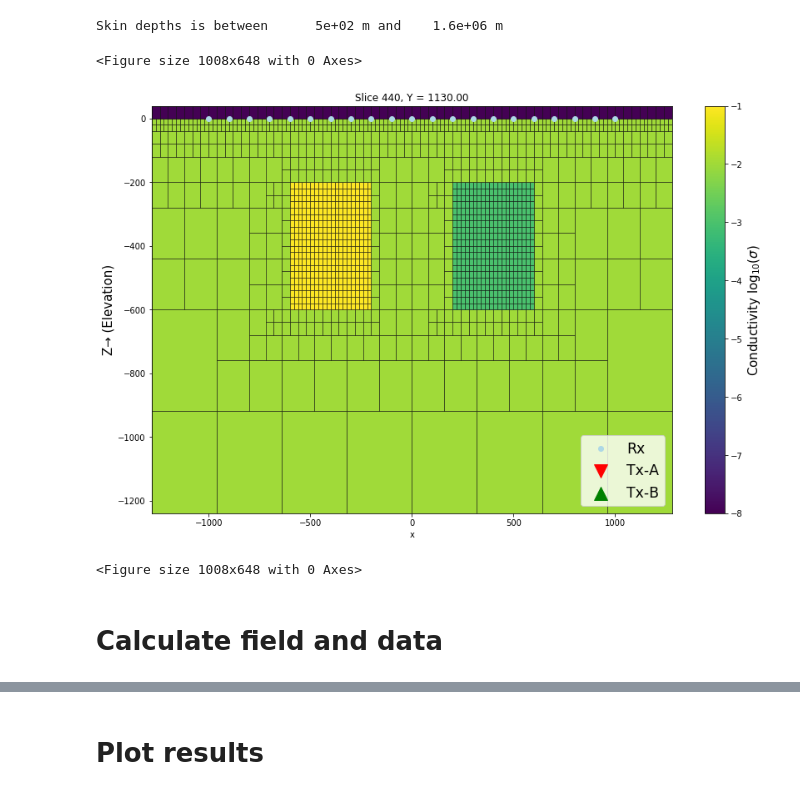
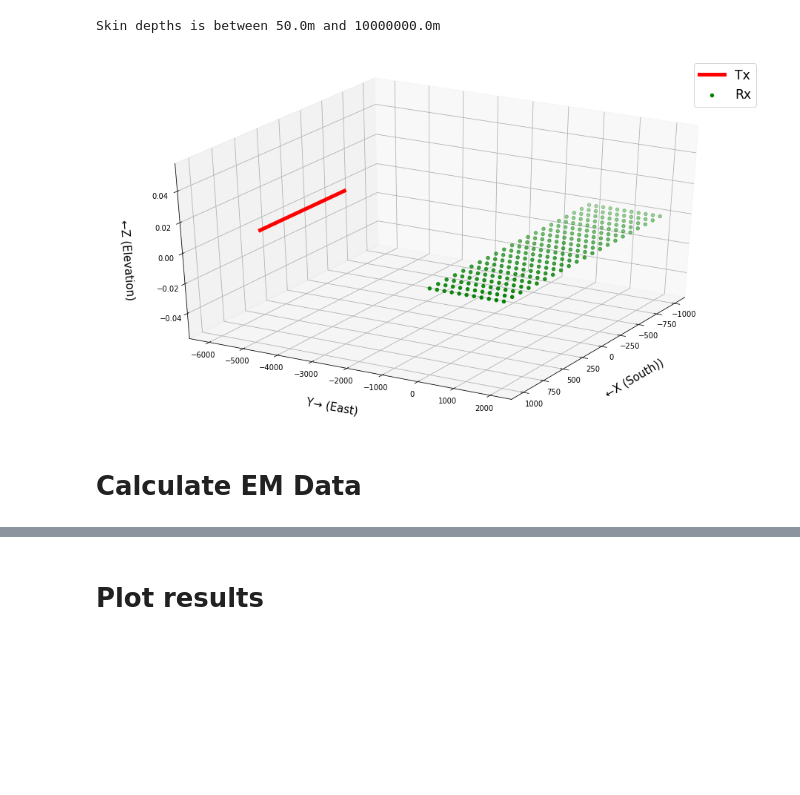
Before and after one commit to CSM-CGEM/cgem-simpeg-examples, a Jupyter notebook: fdem/3D FD CSEM tree mesh example .ipynb, the cells around one changed output, grey strips where cells are left out. Cells and saved outputs as stored; diff of their text form; code cells hidden in the pictures; blank space fills up the shorter version.

```diff
--- a/fdem/3D FD CSEM tree mesh example .ipynb
+++ b/fdem/3D FD CSEM tree mesh example .ipynb
@@ -313,19 +265,21 @@ src_x_lim = [-500, 500]
 src_loc_x = mesh.vectorNx[(mesh.vectorNx>=src_x_lim[0]) & (mesh.vectorNx<=src_x_lim[1])]    # Station location in x-direction
 src_loc_y = np.r_[-6000]    # Station location in y-direction
 src_loc_z = np.r_[0]    # Station location in z-direction
-freq = np.r_[10]    # Source frequency in Hz
+freq_list = np.r_[0.25, 0.75, 1, 5,
+                  10, 15, 20, 30,
+                  50, 100, 500, 1000]    # Source frequency in Hz
 
 src_locs = spg.utils.ndgrid([src_loc_x, src_loc_y, src_loc_z])    # Sourrce coordinates
 src_index = spg.utils.closestPoints(mesh, src_locs)[1:]    # [1:] is needed to drop the first point outside of the ssrc_x_lim
 src_vec_x = np.zeros(mesh.nEx)
 src_vec_y = np.zeros(mesh.nEy)
 src_vec_z = np.zeros(mesh.nEz)
-src_vec_x[src_index] = 100    # Source vector, 1 means that edge is a source
+src_vec_x[src_index] = 100    # Source vector, number is intensity
 src_vec = np.hstack((src_vec_x, src_vec_y, src_vec_z))
 
 # Receiver parameters
 rx_loc_x = np.linspace(-1000,1000, 21)
-rx_loc_y = np.linspace(0,2000, 21)
+rx_loc_y = np.linspace(0,2000, 11)
 rx_loc_z = np.r_[0]
 rx_locs = spg.utils.ndgrid(rx_loc_x, rx_loc_y, rx_loc_z)    # Receiver coordinates
 
@@ -334,18 +288,5 @@ rx_e_real = FDEM.receivers.PointElectricField(rx_locs, orientation="x",component
 rx_e_imag = FDEM.receivers.PointElectricField(rx_locs, orientation="x",component='imag')
 rx_e = [rx_e_real, rx_e_imag]
 
-# Set up the survey problem fir Magnetic field/data (H, with HJ fomulation)
-rx_h_real = FDEM.receivers.PointMagneticField(rx_locs, orientation="x",component='real')
-rx_h_imag = FDEM.receivers.PointMagneticField(rx_locs, orientation="x",component='imag')
-rx_h = [rx_h_real, rx_h_imag]
-
-# Setup source, approximate line souce by RawVec
-srcList_e = [FDEM.sources.RawVec_e(rx_e, freq, src_vec)]    # Approximation of line source. Will change
-srcList_h = [FDEM.sources.RawVec_m(rx_h, freq, src_vec)]    # magnetic term
-
-
 # Calculate skin depth
-skin_depth = 500./np.sqrt(sigma_list * freq)
-print('Skin depths is between {:10.2} m and {:10.2} m' .format(skin_depth.min(), skin_depth.max()))
+skin_depth = Skin_Depth(sigma_list, freq_list)
-# %% [output]
-Skin depths is between      5e+02 m and    1.6e+06 m
@@ -370,34 +292,0 @@ simulation_h.pair(survey_h)
-# %%
-# Plot the problem and survey
-
-# 2D slice plot of the survey and model
-surveyfig = plt.figure(3)
-slicenorm = 'y'
-slice_position = int(0.86*nbc_y)
-modelplot =  mesh.plotSlice(np.log10(sigma), normal=slicenorm, ind=slice_position, grid=True)
-if slicenorm == 'x':
-    #slice_position = ind=int(npady+int(0.8*n_core_y))
-    #plt.title(f'Slice view of the model, at y={slice_position}', fontsize=15)
-    plt.xlabel('X→ (South)', fontsize=15)
-if slicenorm == 'x':
-    #slice_position = ind=int(npady+int(0.8*n_core_y))
-    #plt.title(f'Slice view of the model, at x={slice_position}', fontsize=15)
-    plt.xlabel('Y→ (East)', fontsize=15)
-plt.ylabel('Z→ (Elevation)', fontsize=15)
-Rxlot = plt.scatter(rx_loc_x, rx_loc_z*np.ones_like(rx_loc_x), c='lightblue', label='Rx')
-TxAlot = plt.scatter(src_loc_y, src_loc_z, marker='v', s=250, c='red', label='Tx-A')
-TxBlot = plt.scatter(src_loc_y, src_loc_z, marker='^', s=250, c='green', label='Tx-B')
-bar3 = plt.colorbar(modelplot[0])
-bar3.set_label(label='Conductivity $\log_{10}(\\sigma)$', fontsize=15)
-plt.legend(fontsize='xx-large', loc=4)
-plt.show()
-
-
-# 3D plot of the survey and model
-surveyfig3D = plt.figure(4)
-# %% [output]
-<Figure size 1008x648 with 0 Axes>
-[figure, removed]
-<Figure size 1008x648 with 0 Axes>
-# %% [markdown]
-# Calculate field and data
@@ -413,0 +293,23 @@ h_data = simulation_h.dpred(sigma)    # Magnetic data
+# %%
+# Plot the survey
+srx_x = src_x_lim
+src_y = np.r_[src_loc_y, src_loc_y]
+src_z = np.r_[src_loc_z, src_loc_z]
+Survey_fig = plt.figure(3, figsize=(16,9))
+Survey_plot = plt.subplot(111, projection='3d')
+Survey_plot.plot(srx_x, src_y, src_z, c='red', linewidth=5, label='Tx')
+Survey_plot.scatter(rx_locs[:,0], rx_locs[:,1], rx_locs[:,2], c='green', label='Rx')
+Survey_plot.set_xlabel('\n\n\n ←X (South))', fontsize=15)
+Survey_plot.set_ylabel('\n\n\n Y→ (East)', fontsize=15)
+Survey_plot.set_zlabel('\n\n\n ←Z (Elevation)', fontsize=15)
+Survey_plot.view_init(32, 30)    # Set view angle, make it clear that we use right-handed coordinate system.
+Survey_plot.legend(fontsize='xx-large')
+print('Skin depths is between ' +
+      str(round(min(skin_depth),2))+ 'm and '
+      + str(round(max(skin_depth),2)) + 'm')
+plt.show()
+# %% [output]
+Skin depths is between 50.0m and 10000000.0m
+[figure, added]
+# %% [markdown]
+# Calculate EM Data
```
Also changed, not shown: parts of 21 cells of this notebook, 1 other file.
